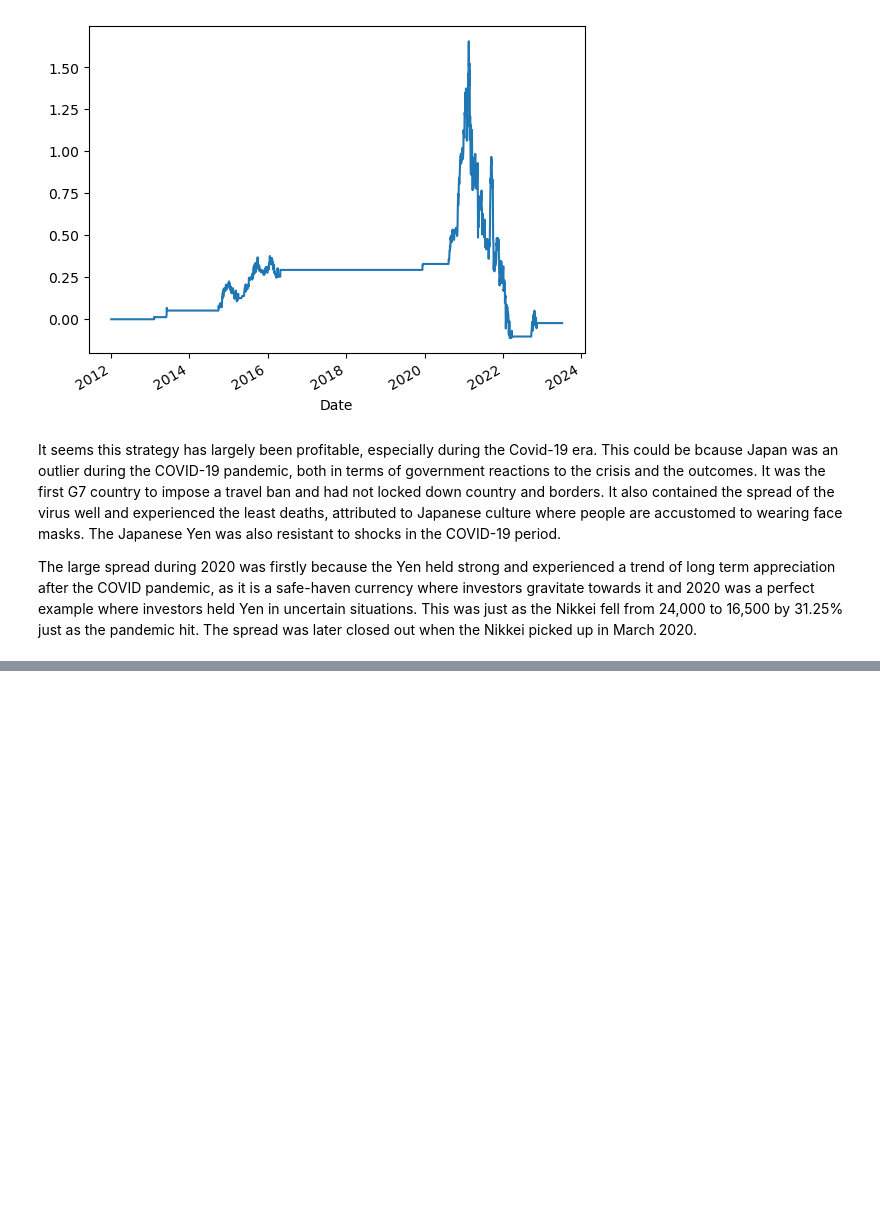
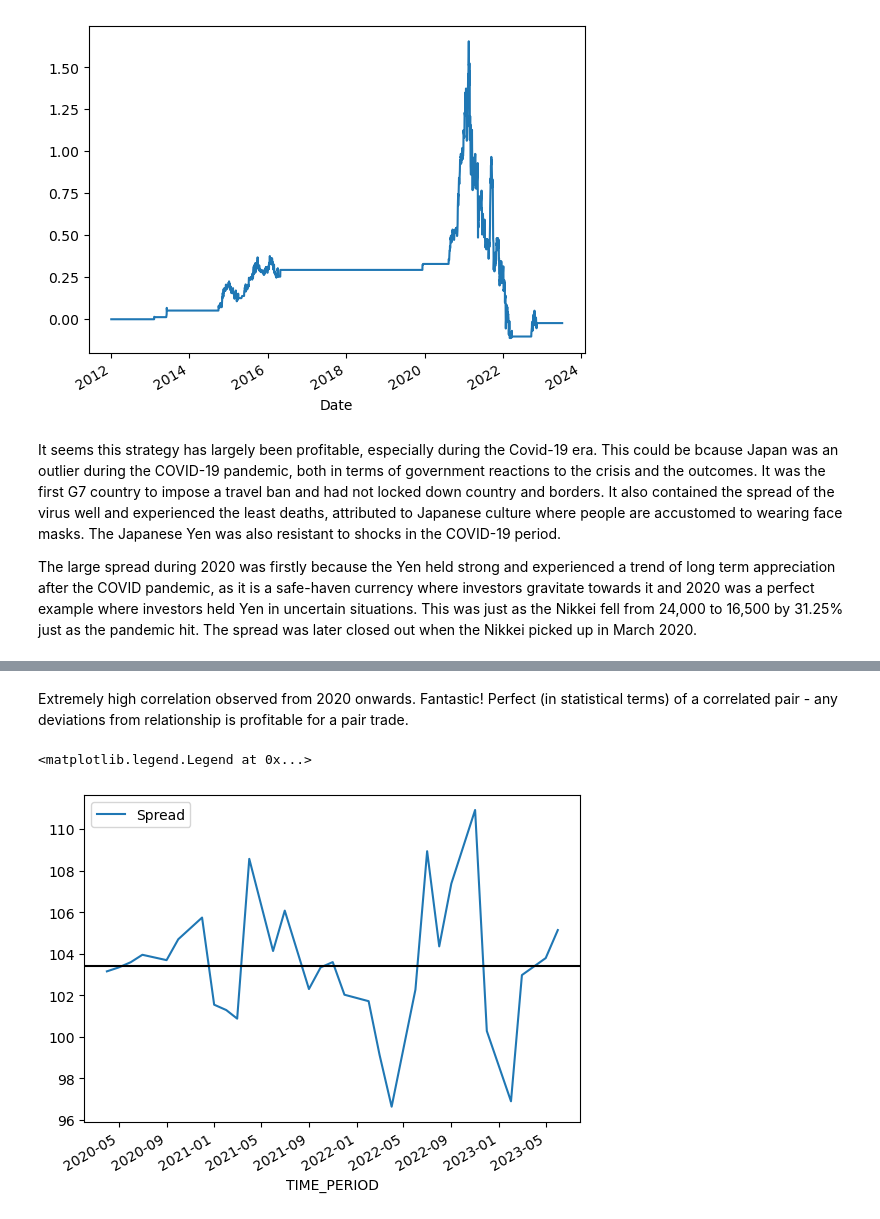
Before and after one commit to gracuamole/pairstrading, a Jupyter notebook: Pairs Trading Code.ipynb, the cells around one changed output, grey strips where cells are left out. Drawn from its saved outputs; the diff is of its cells as text; code cells hidden in the pictures; blank space fills up the shorter version.

```diff
--- a/Pairs Trading Code.ipynb
+++ b/Pairs Trading Code.ipynb
@@ -230,0 +337,22 @@ The spread was later closed out when the Nikkei picked up in March 2020.
+# %%
+usdjpy2020 = yf.download(
+    pair_list,
+    start='2020-01-01',
+    end='2023-07-31'
+)['Adj Close']
+jp10 = pd.read_csv('/Users/gracuamole/Library/CloudStorage/OneDrive-SingaporeManagementUniversity/Research/jp10.csv')
+us10 = pd.read_csv('/Users/gracuamole/Library/CloudStorage/OneDrive-SingaporeManagementUniversity/Research/us10.csv')
+jp10df = jp10[['TIME_PERIOD','OBS_VALUE']]
+jp10df.TIME_PERIOD = pd.to_datetime(jp10df.TIME_PERIOD)
+jp10df = jp10df[jp10df['TIME_PERIOD']>'2020-01-01']
+jp10df = jp10df.rename(columns={"OBS_VALUE":"jp10_yields"})
+us10df = us10[['TIME_PERIOD','OBS_VALUE']]
+us10df.TIME_PERIOD = pd.to_datetime(us10df.TIME_PERIOD)
+us10df = us10df[us10df['TIME_PERIOD']>'2020-01-01']
+us10df = us10df.rename(columns={"OBS_VALUE":"us10_yields"})
+df = pd.merge(us10df,jp10df,how="outer",on="TIME_PERIOD",suffixes="None")
+df['usjp10s'] = df['us10_yields'] - df['jp10_yields']
+df = pd.merge(pd.DataFrame(usdjpy),df,left_on='Date',right_on='TIME_PERIOD',how='inner')
+df = df[['TIME_PERIOD','Adj Close','usjp10s']]
+df= df.set_index('TIME_PERIOD')
+df['Adj Close'].corr(df['usjp10s'])
@@ -230,0 +372,17 @@ The spread was later closed out when the Nikkei picked up in March 2020.
+# %% [markdown]
+Extremely high correlation observed from 2020 onwards. Fantastic! Perfect (in statistical terms) of a correlated pair - any deviations from relationship is profitable for a pair trade.
+# %%
+S2 = df['Adj Close']
+S1 = df['usjp10s']
+
+S1 = sm.add_constant(S1)
+results = sm.OLS(S2, S1).fit()
+S1 = S1['usjp10s']
+b = results.params['usjp10s']
+spread = S2 - b * S1
+spread.plot()
+plt.axhline(spread.mean(), color='black')
+plt.legend(['Spread'])
+# %% [output]
+<matplotlib.legend.Legend at 0x...>
+[figure, added]
```
Also changed, not shown: parts of 18 cells of this notebook.
